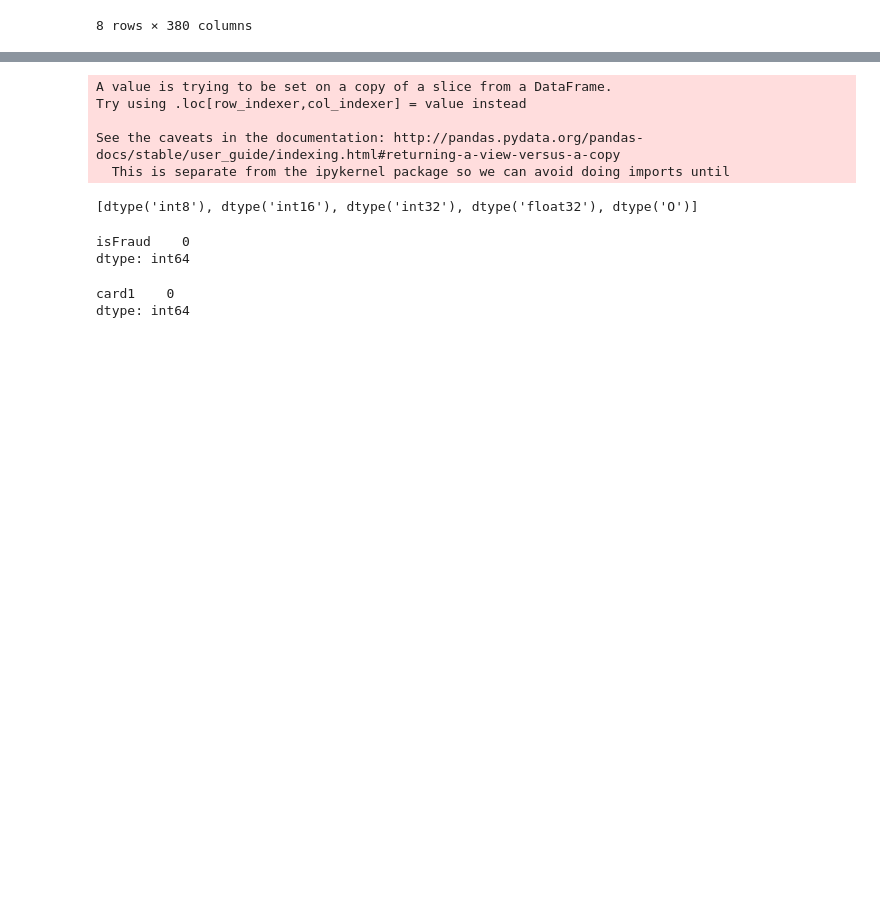
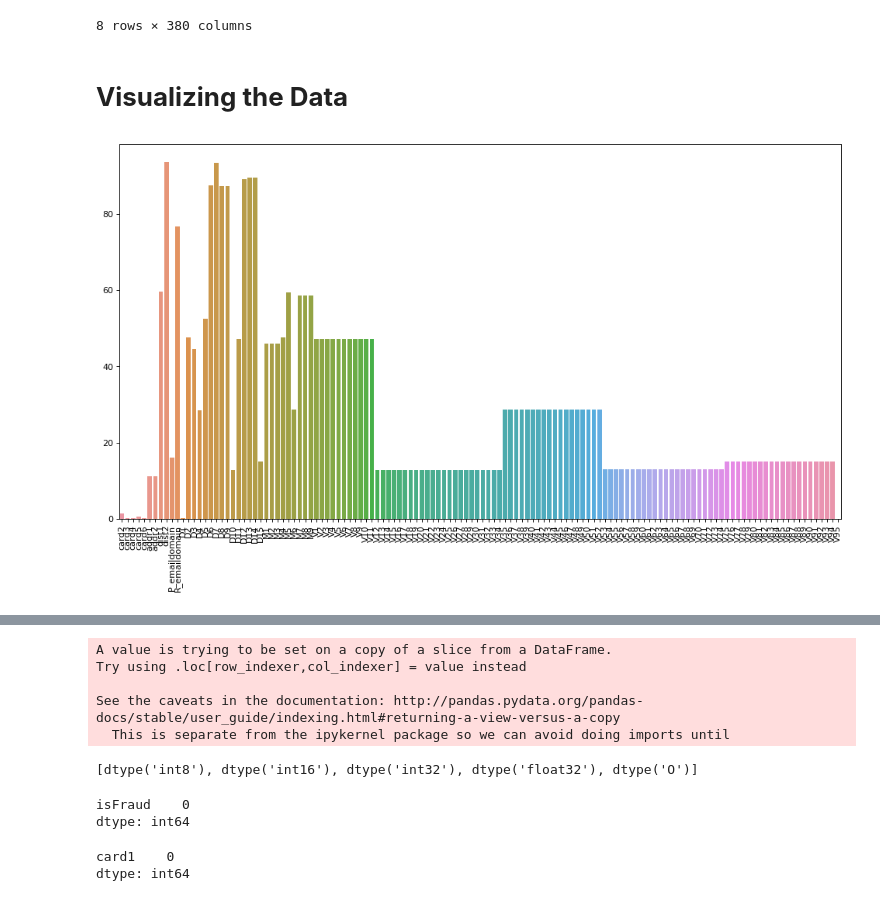
Before and after one commit to Vrushali-M/Fall_2019_ML_project, a Jupyter notebook: ml_project.ipynb, the cells around one changed output, grey strips where cells are left out. Drawn from its saved outputs; the diff is of its cells as text; code cells hidden in the pictures; blank space fills up the shorter version.

```diff
--- a/ml_project.ipynb
+++ b/ml_project.ipynb
@@ -102,3 +100,43 @@ train_transactions.describe()
 | 75% | 3.429904e+06 | 0.000000 | 1.124662e+07 | 125.000000 | 14184.000000 | 512.000000 | 150.000000 | 226.000000 | 330.000000 | ... |
 | max | 3.577539e+06 | 1.000000 | 1.581113e+07 | 31937.391000 | 18396.000000 | 600.000000 | 231.000000 | 237.000000 | 540.000000 | ... |
 8 rows × 380 columns
+# %% [markdown]
+# **Visualizing the Data**
+# %%
+## Counting null values from all columns
+def plot_count_null(df, col_from, col_to):
+    import matplotlib.pyplot as plt
+    from matplotlib.pyplot import figure
+    import seaborn as sns
+    %matplotlib inline
+
+    figure(num=None, figsize=(15, 8), dpi=80, facecolor='w', edgecolor='k')
+
+    tot_len = len(df)
+    x = df.columns[col_from: col_to]
+    x_later = []
+    y = []
+    col_to_remove = []
+    for col in x:
+        val = len(df[df[col].isna()==True])
+
+
+        if val ==0:
+            pass
+        else:
+            percent_null = 100*val/tot_len
+            y.append(percent_null)
+            x_later.append(col)
+            if percent_null > 80:
+                col_to_remove.append(col)
+    sns.barplot(x_later, y)
+    plt.xticks(rotation='90')
+    return col_to_remove
+
+
+
+
+
+columns_to_remove = plot_count_null(train_transactions, 0, 150)
+# %% [output]
+[figure, added]
```
Also changed, not shown: parts of 59 cells of this notebook.
